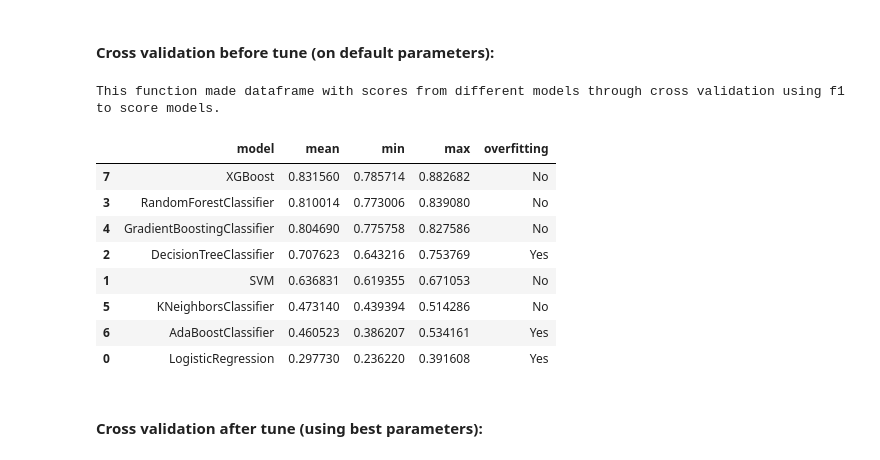
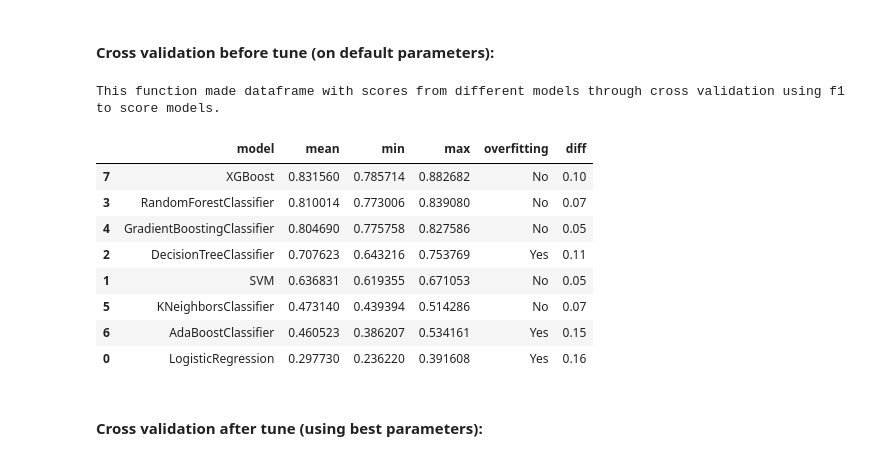
Before and after one commit to Kingakkk/Classification-Problems, a Jupyter notebook: Churn in telco.ipynb, the cells around one changed output. Drawn from its saved outputs; the diff is of its cells as text; code cells hidden in the pictures.

```diff
--- a/Churn in telco.ipynb
+++ b/Churn in telco.ipynb
@@ -404,7 +404,7 @@ def target_in_outliers(columns, target, data):
 # %% [markdown]
 ### Function for cross val score method
 # %%
-def cvs_scores_to_df(clf, scoring, threshold, folds, standarizer=StandardScaler()):
+def cvs_scores_to_df(clf, X, y, scoring, threshold, folds, standarizer=StandardScaler()):
     """
     This function takes:
     < dict: with names of models and models,
@@ -427,10 +427,11 @@ def cvs_scores_to_df(clf, scoring, threshold, folds, standarizer=StandardScaler(
             'mean': cvs_score.mean(),
             'min': (min(cvs_score)),
             'max': (max(cvs_score)),
-            'overfitting': overfitting
+            'overfitting': overfitting,
+            'diff': round((max(cvs_score) - min(cvs_score)),2)
         })
 
-    df_cv_scores = pd.DataFrame(scores, columns=['model', 'mean', 'min', 'max', 'overfitting'])
+    df_cv_scores = pd.DataFrame(scores, columns=['model', 'mean', 'min', 'max', 'overfitting', 'diff'])
     print(f"This function made dataframe with scores from different models through cross validation using {scoring} to score models.")
     return df_cv_scores
 # %% [markdown]
@@ -1031,19 +1032,19 @@ clf = {
 # %% [markdown]
 #### Cross validation before tune (on default parameters):
 # %%
-df_cv_scores_before = cvs_scores_to_df(clf, 'f1', 0.1, sfk)
+df_cv_scores_before = cvs_scores_to_df(clf, X, y, 'f1', 0.1, sfk)
 df_cv_scores_before.sort_values(by ='mean', ascending=False)
 # %% [output]
 This function made dataframe with scores from different models through cross validation using f1 to score models.
-|  | model | mean | min | max | overfitting |
-| 7 | XGBoost | 0.831560 | 0.785714 | 0.882682 | No |
-| 3 | RandomForestClassifier | 0.810014 | 0.773006 | 0.839080 | No |
-| 4 | GradientBoostingClassifier | 0.804690 | 0.775758 | 0.827586 | No |
-| 2 | DecisionTreeClassifier | 0.707623 | 0.643216 | 0.753769 | Yes |
-| 1 | SVM | 0.636831 | 0.619355 | 0.671053 | No |
-| 5 | KNeighborsClassifier | 0.473140 | 0.439394 | 0.514286 | No |
-| 6 | AdaBoostClassifier | 0.460523 | 0.386207 | 0.534161 | Yes |
-| 0 | LogisticRegression | 0.297730 | 0.236220 | 0.391608 | Yes |
+|  | model | mean | min | max | overfitting | diff |
+| 7 | XGBoost | 0.831560 | 0.785714 | 0.882682 | No | 0.10 |
+| 3 | RandomForestClassifier | 0.810014 | 0.773006 | 0.839080 | No | 0.07 |
+| 4 | GradientBoostingClassifier | 0.804690 | 0.775758 | 0.827586 | No | 0.05 |
+| 2 | DecisionTreeClassifier | 0.707623 | 0.643216 | 0.753769 | Yes | 0.11 |
+| 1 | SVM | 0.636831 | 0.619355 | 0.671053 | No | 0.05 |
+| 5 | KNeighborsClassifier | 0.473140 | 0.439394 | 0.514286 | No | 0.07 |
+| 6 | AdaBoostClassifier | 0.460523 | 0.386207 | 0.534161 | Yes | 0.15 |
+| 0 | LogisticRegression | 0.297730 | 0.236220 | 0.391608 | Yes | 0.16 |
 # %% [markdown]
 #### Cross validation after tune (using best parameters):
 # %%
```
Also changed, not shown: parts of 9 cells of this notebook.
